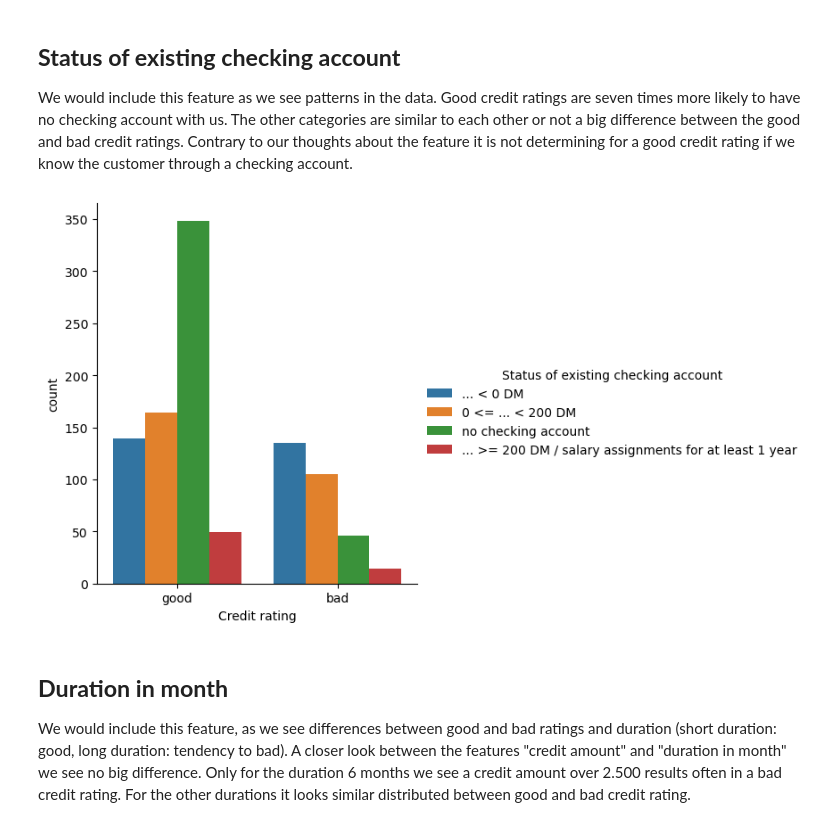
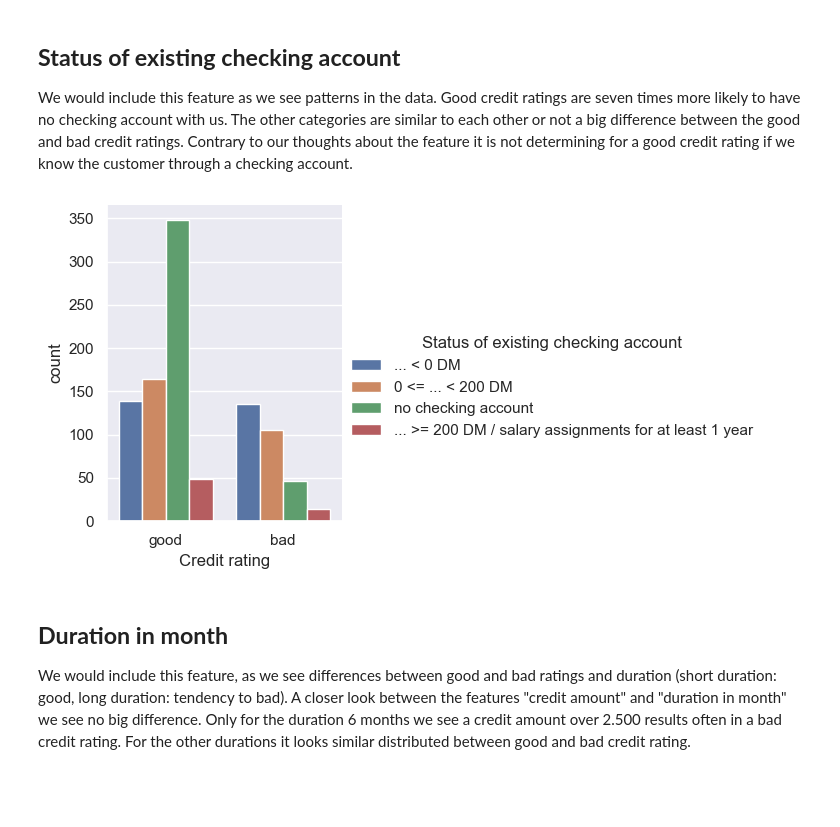
Before and after one commit to dennismgoetz/HoML-Credit-Data, a Jupyter notebook: Data_Preparation_Model_Building.ipynb, the cells around one changed output. Drawn from its saved outputs; the diff is of its cells as text; code cells hidden in the pictures; blank space fills up the shorter version.

```diff
--- a/Data_Preparation_Model_Building.ipynb
+++ b/Data_Preparation_Model_Building.ipynb
@@ -223,10 +223,11 @@ Importance: (--)
 ## **Status of existing checking account** <br>
 We would include this feature as we see patterns in the data. Good credit ratings are seven times more likely to have no checking account with us. The other categories are similar to each other or not a big difference between the good and bad credit ratings. Contrary to our thoughts about the feature it is not determining for a good credit rating if we know the customer through a checking account.
 # %%
-sns.catplot(data = data_values, x="Credit rating", hue="Status of existing checking account", kind="count")
+sns.set(rc={"figure.figsize":(10, 4)})
+sns.catplot(data = data_values, x="Credit rating", hue="Status of existing checking account", kind="count", height=4)
 plt.show()
 # %% [output]
-[figure, old version]
+[figure, new version]
 # %% [markdown]
 ## **Duration in month** <br>
 We would include this feature, as we see differences between good and bad ratings and duration (short duration: good, long duration: tendency to bad). A closer look between the features "credit amount" and "duration in month" we see no big difference. Only for the duration 6 months we see a credit amount over 2.500 results often in a bad credit rating. For the other durations it looks similar distributed between good and bad credit rating.<br>
```
Also changed, not shown: parts of 33 cells of this notebook.
